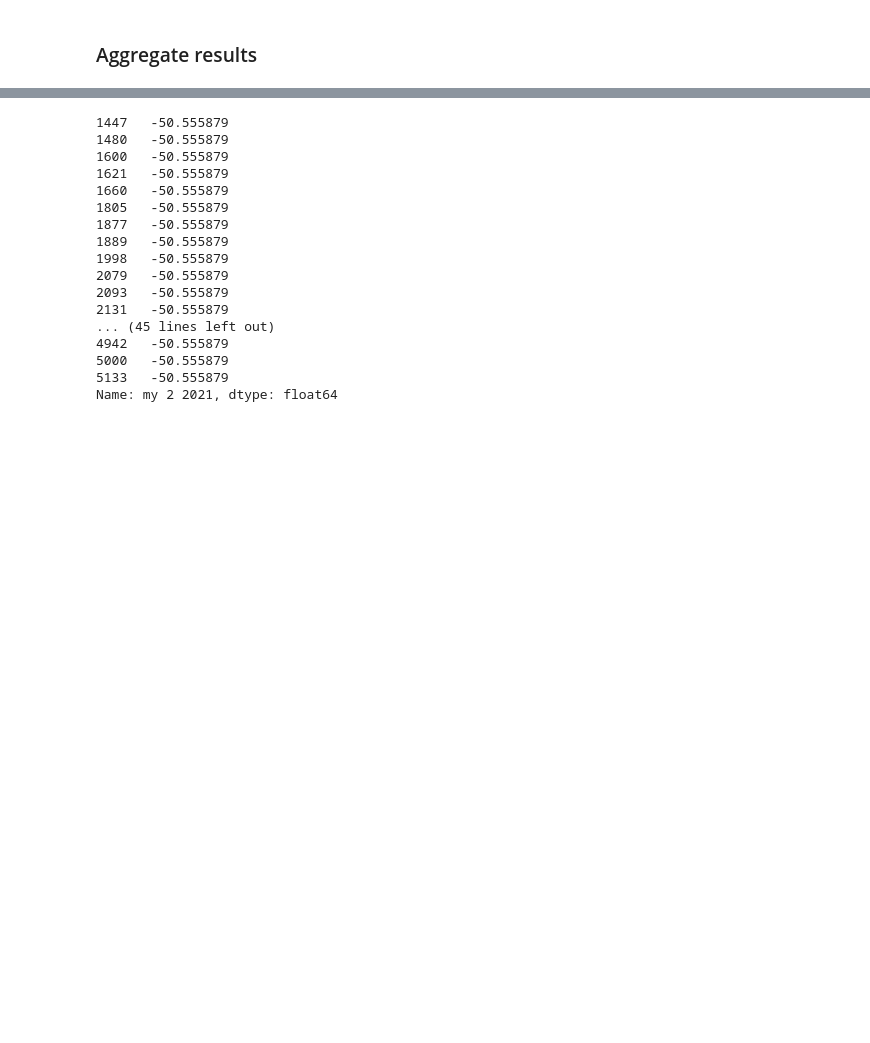
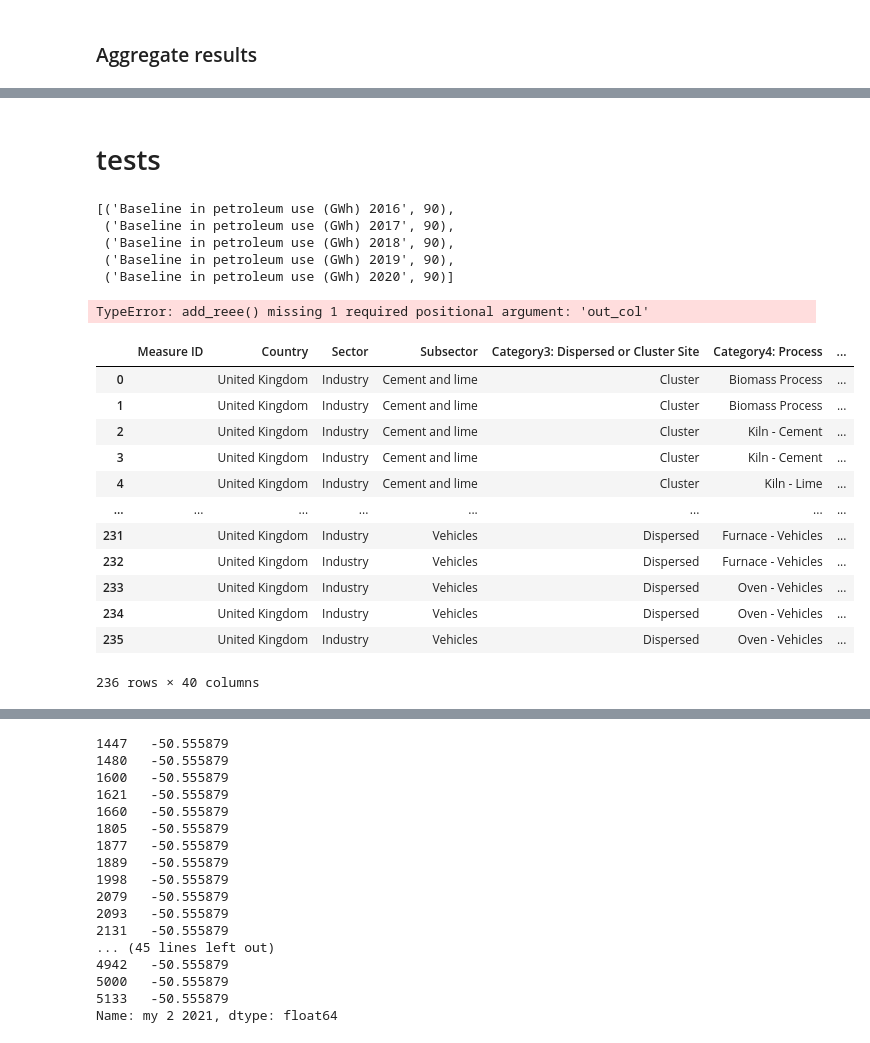
Before and after one commit to thecccuk/sector_databook_conversion, a Jupyter notebook: nzip/nb.ipynb, the cells around one changed output, grey strips where cells are left out. Cells and saved outputs as stored; diff of their text form; code cells hidden in the pictures; blank space fills up the shorter version.

Commit message:
adjust REEE WIP stuff

```diff
--- a/nzip/nb.ipynb
+++ b/nzip/nb.ipynb
@@ -255,0 +261,2 @@ with pd.ExcelWriter(output_file, mode='a', if_sheet_exists='replace') as writer:
+# %% [markdown]
+# tests
@@ -255,0 +287,61 @@ with pd.ExcelWriter(output_file, mode='a', if_sheet_exists='replace') as writer:
+# %%
+add_reee_kwargs = [
+    {
+        "baseline_col": "Baseline emissions (MtCO2e)",
+        "post_reee_col": "Post REEE baseline emissions (MtCO2e)",
+        "out_col": "abatement",
+        "usecols": "D:AL",
+    },
+    {
+        "baseline_col": "Baseline electricity use (GWh)",
+        "post_reee_col": "Post REEE baseline electricity use (GWh)",
+        "out_col": "additional demand electricity",
+        "usecols": "AM:BT",
+    },
+    {
+        "baseline_col": "Baseline in natural gas use (GWh)",
+        "post_reee_col": "Post REEE baseline in natural gas use (GWh)",
+        "out_col": "additional demand gas",
+        "usecols": "BU:DB",
+    },
+    {
+        "baseline_col": "Baseline in petroleum use (GWh)",
+        "post_reee_col": "Post REEE baseline in petroleum use (GWh)",
+        "out_col": "additional demand petroleum",
+        "usecols": "DC:EJ",
+    },
+    {
+        "baseline_col": "'Baseline in solid fuel use (GWh)",
+        "post_reee_col": "Post REEE baseline in solid fuel use (GWh)",
+        "out_col": "additional demand solid fuel",
+        "usecols": "EK:FR",
+    },
+]
+# %%
+nzip.col_search(df, 'baseline in pet')
+# %% [output]
+[('Baseline in petroleum use (GWh) 2016', 90),
+ ('Baseline in petroleum use (GWh) 2017', 90),
+ ('Baseline in petroleum use (GWh) 2018', 90),
+ ('Baseline in petroleum use (GWh) 2019', 90),
+ ('Baseline in petroleum use (GWh) 2020', 90)]
+# %%
+reee_df = add_reee(df, **add_reee_kwargs[0])
+# %% [output]
+TypeError: add_reee() missing 1 required positional argument: 'out_col'
+# %%
+nzip.aggregate_timeseries_country(reee_df, 're abatement', 're abatement total', 'MtCO2e', measure='Resource Efficiency')
+# %% [output]
+|  | Measure ID | Country | Sector | Subsector | Category3: Dispersed or Cluster Site | Category4: Process | ... |
+| 0 |  | United Kingdom | Industry | Cement and lime | Cluster | Biomass Process | ... |
+| 1 |  | United Kingdom | Industry | Cement and lime | Cluster | Biomass Process | ... |
+| 2 |  | United Kingdom | Industry | Cement and lime | Cluster | Kiln - Cement | ... |
+| 3 |  | United Kingdom | Industry | Cement and lime | Cluster | Kiln - Cement | ... |
+| 4 |  | United Kingdom | Industry | Cement and lime | Cluster | Kiln - Lime | ... |
+| ... | ... | ... | ... | ... | ... | ... | ... |
+| 231 |  | United Kingdom | Industry | Vehicles | Dispersed | Furnace - Vehicles | ... |
+| 232 |  | United Kingdom | Industry | Vehicles | Dispersed | Furnace - Vehicles | ... |
+| 233 |  | United Kingdom | Industry | Vehicles | Dispersed | Oven - Vehicles | ... |
+| 234 |  | United Kingdom | Industry | Vehicles | Dispersed | Oven - Vehicles | ... |
+| 235 |  | United Kingdom | Industry | Vehicles | Dispersed | Oven - Vehicles | ... |
+236 rows × 40 columns
```
Also changed, not shown: parts of 4 cells of this notebook.
